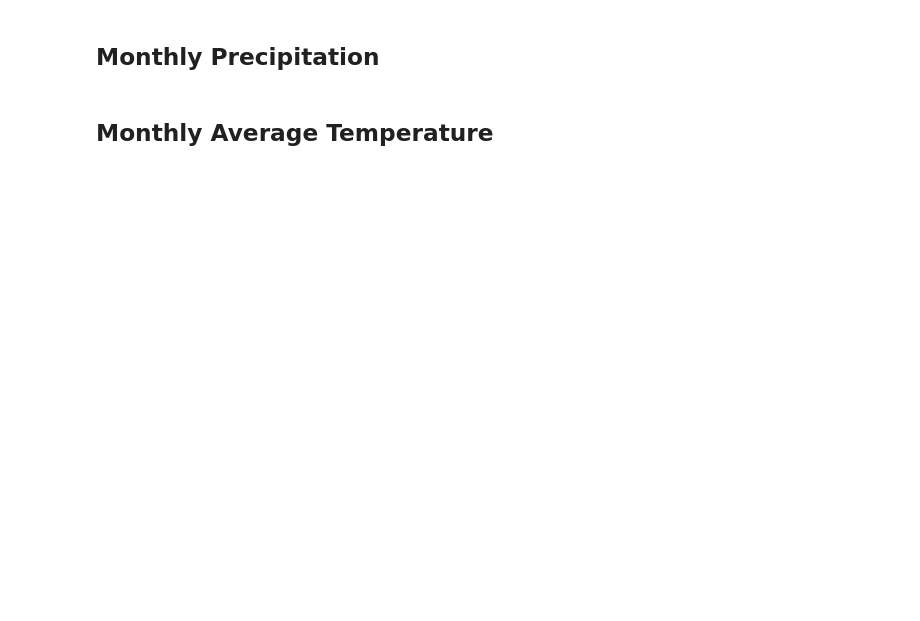
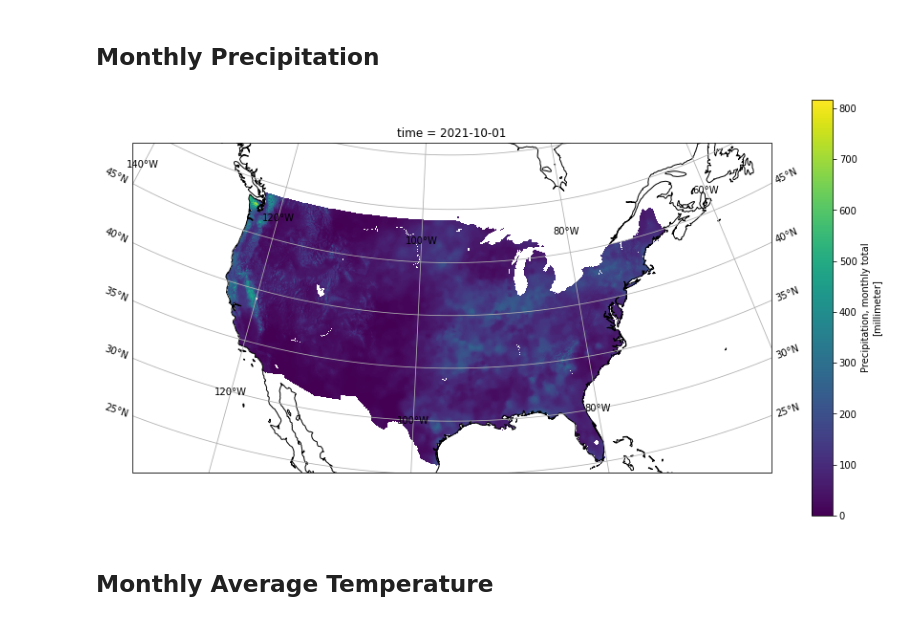
Before and after one commit to pjhartzell/nclimgrid-dev, a Jupyter notebook: grid-monthly.ipynb, the cells around one changed output. Drawn from its saved outputs; the diff is of its cells as text; code cells hidden in the pictures; blank space fills up the shorter version.

Commit message:
images in notebooks

```diff
--- a/grid-monthly.ipynb
+++ b/grid-monthly.ipynb
@@ -23,23 +9,31 @@ with fsspec.open(url) as fobj:
 # %%
-t = np.datetime64('2021-10', 'ns')
-buf = 3
+# url = 'https://nclimgridwesteurope.blob.core.windows.net/nclimgrid/nclimgrid-monthly/nclimgrid_prcp.nc#mode=bytes'
+# xrd = xr.open_dataset(url)
 
-central_lon = (xrd.attrs['geospatial_lon_min']+ xrd.attrs['geospatial_lon_max']) / 2
-central_lat = (xrd.attrs['geospatial_lat_min'] + xrd.attrs['geospatial_lat_max']) / 2
-extent = [xrd.attrs['geospatial_lon_min'] - buf,
-          xrd.attrs['geospatial_lon_max'] + buf,
-          xrd.attrs['geospatial_lat_min'] - buf,
-          xrd.attrs['geospatial_lat_max'] + buf]
+url = 'https://nclimgridwesteurope.blob.core.windows.net/nclimgrid/nclimgrid-monthly/nclimgrid_prcp.nc'
+with fsspec.open(url) as fo:
+    xrd = xr.open_dataset(fo)
+    t = np.datetime64('2021-10', 'ns')
+    buf = 3
 
-plt.figure(figsize=(15,8))
-ax = plt.axes(projection=ccrs.LambertConformal(central_longitude=central_lon.item(),
-                                               central_latitude=central_lat.item()))
-ax.set_extent(extent)
-prcp = xrd.prcp.sel(time=t).plot.imshow(ax=ax, transform=ccrs.PlateCarree())
-# prcp.set_clim(0, 700)
-ax.coastlines()
-ax.gridlines(draw_labels=True)
-# plt.savefig('img/prcp_monthly_2021-10.jpg')
-plt.show()
+    central_lon = (xrd.attrs['geospatial_lon_min']+ xrd.attrs['geospatial_lon_max']) / 2
+    central_lat = (xrd.attrs['geospatial_lat_min'] + xrd.attrs['geospatial_lat_max']) / 2
+    extent = [xrd.attrs['geospatial_lon_min'] - buf,
+            xrd.attrs['geospatial_lon_max'] + buf,
+            xrd.attrs['geospatial_lat_min'] - buf,
+            xrd.attrs['geospatial_lat_max'] + buf]
+
+    plt.figure(figsize=(15,8))
+    ax = plt.axes(projection=ccrs.LambertConformal(central_longitude=central_lon.item(),
+                                                central_latitude=central_lat.item()))
+    ax.set_extent(extent)
+    prcp = xrd.prcp.sel(time=t).plot.imshow(ax=ax, transform=ccrs.PlateCarree())
+    # prcp.set_clim(0, 700)
+    ax.coastlines()
+    ax.gridlines(draw_labels=True)
+    # plt.savefig('img/prcp_monthly_2021-10.jpg')
+    plt.show()
+# %% [output]
+[figure, added]
 # %% [markdown]
 ## Monthly Average Temperature
```
Also changed, not shown: parts of 3 cells of this notebook, 1 other file.
